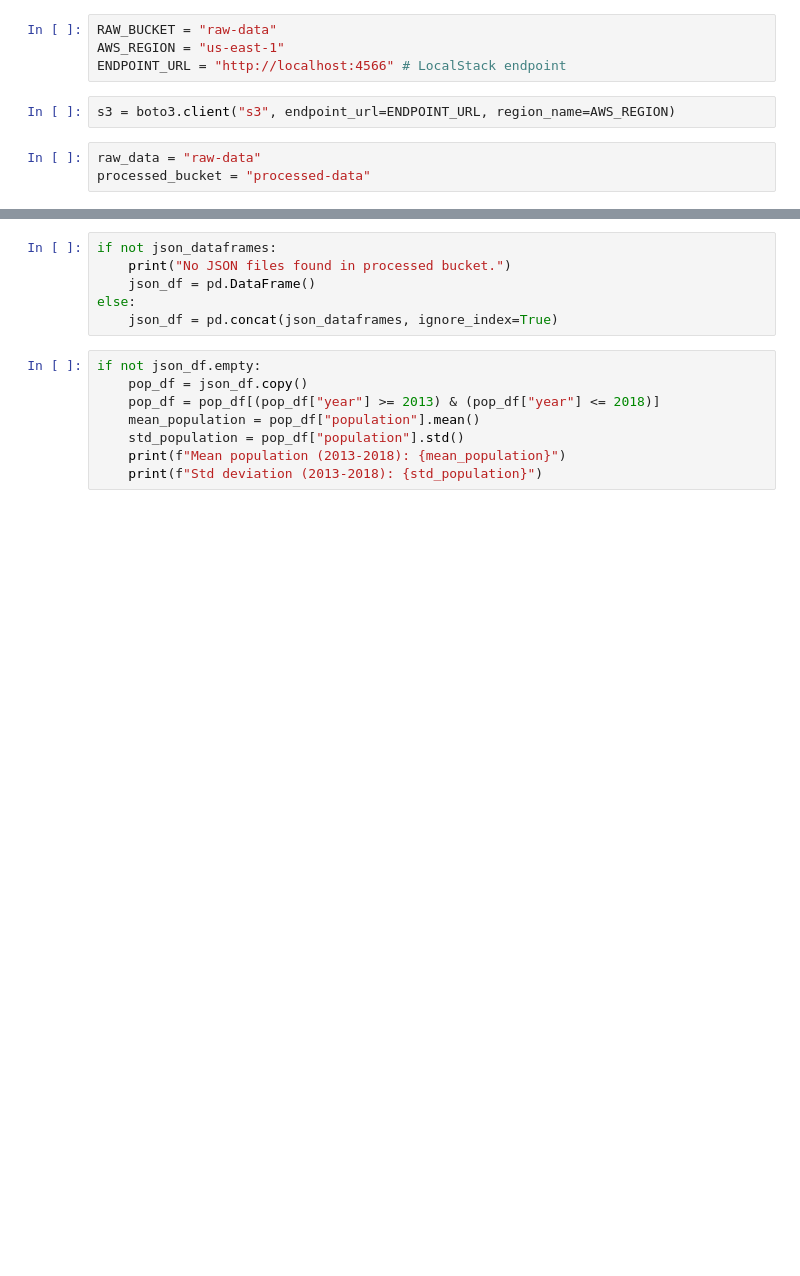
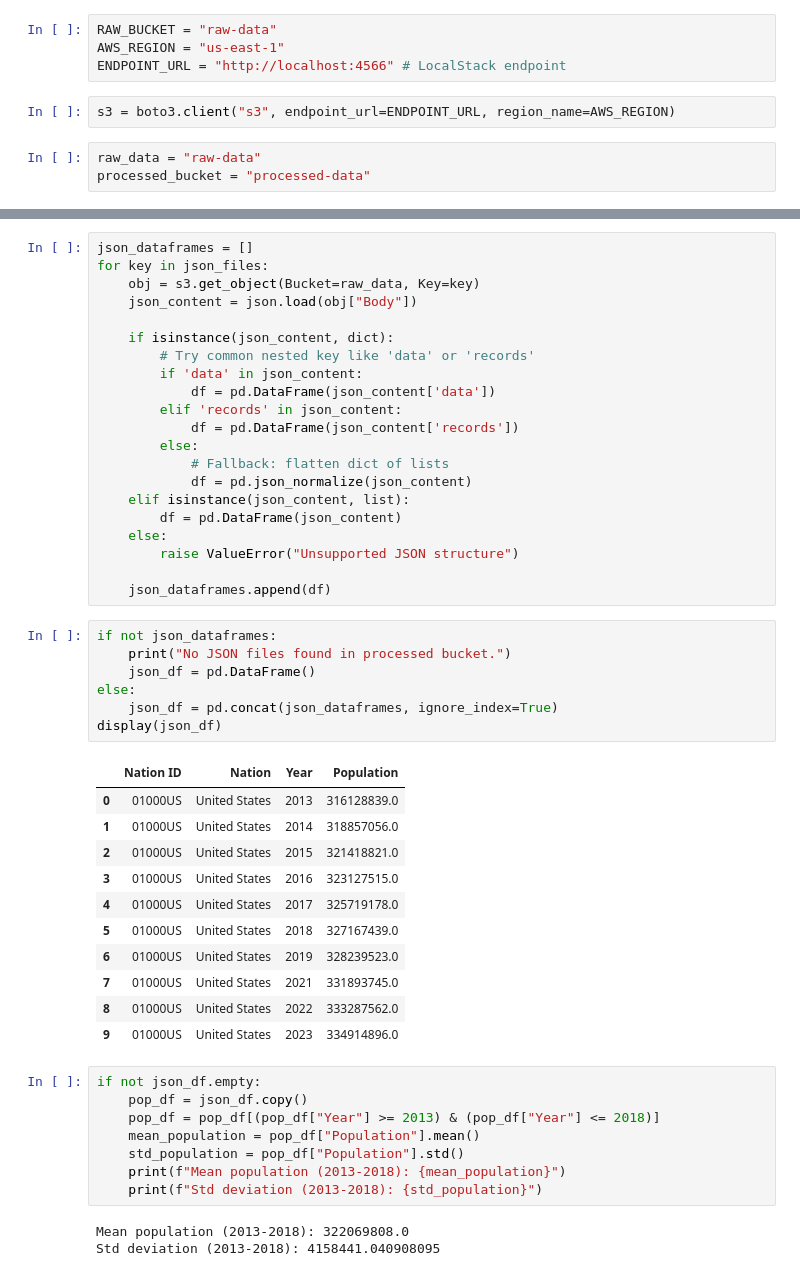
Before and after one commit to Nishant593/data-quest, a Jupyter notebook: analytics/analytics.ipynb, the cells around one changed output, grey strips where cells are left out. Cells and saved outputs as stored; diff of their text form; blank space fills up the shorter version.

```diff
--- a/analytics/analytics.ipynb
+++ b/analytics/analytics.ipynb
@@ -42,14 +55,51 @@ for key in json_files:
+# %%
+json_dataframes = []
+for key in json_files:
+    obj = s3.get_object(Bucket=raw_data, Key=key)
+    json_content = json.load(obj["Body"])
+
+    if isinstance(json_content, dict):
+        # Try common nested key like 'data' or 'records'
+        if 'data' in json_content:
+            df = pd.DataFrame(json_content['data'])
+        elif 'records' in json_content:
+            df = pd.DataFrame(json_content['records'])
+        else:
+            # Fallback: flatten dict of lists
+            df = pd.json_normalize(json_content)
+    elif isinstance(json_content, list):
+        df = pd.DataFrame(json_content)
+    else:
+        raise ValueError("Unsupported JSON structure")
+
+    json_dataframes.append(df)
 # %%
 if not json_dataframes:
     print("No JSON files found in processed bucket.")
     json_df = pd.DataFrame()
 else:
     json_df = pd.concat(json_dataframes, ignore_index=True)
+display(json_df)
+# %% [output]
+|  | Nation ID | Nation | Year | Population |
+| 0 | 01000US | United States | 2013 | 316128839.0 |
+| 1 | 01000US | United States | 2014 | 318857056.0 |
+| 2 | 01000US | United States | 2015 | 321418821.0 |
+| 3 | 01000US | United States | 2016 | 323127515.0 |
+| 4 | 01000US | United States | 2017 | 325719178.0 |
+| 5 | 01000US | United States | 2018 | 327167439.0 |
+| 6 | 01000US | United States | 2019 | 328239523.0 |
+| 7 | 01000US | United States | 2021 | 331893745.0 |
+| 8 | 01000US | United States | 2022 | 333287562.0 |
+| 9 | 01000US | United States | 2023 | 334914896.0 |
 # %%
 if not json_df.empty:
     pop_df = json_df.copy()
-    pop_df = pop_df[(pop_df["year"] >= 2013) & (pop_df["year"] <= 2018)]
-    mean_population = pop_df["population"].mean()
-    std_population = pop_df["population"].std()
+    pop_df = pop_df[(pop_df["Year"] >= 2013) & (pop_df["Year"] <= 2018)]
+    mean_population = pop_df["Population"].mean()
+    std_population = pop_df["Population"].std()
     print(f"Mean population (2013-2018): {mean_population}")
     print(f"Std deviation (2013-2018): {std_population}")
+# %% [output]
+Mean population (2013-2018): 322069808.0
+Std deviation (2013-2018): 4158441.040908095
```
Also changed, not shown: parts of 12 cells of this notebook.
